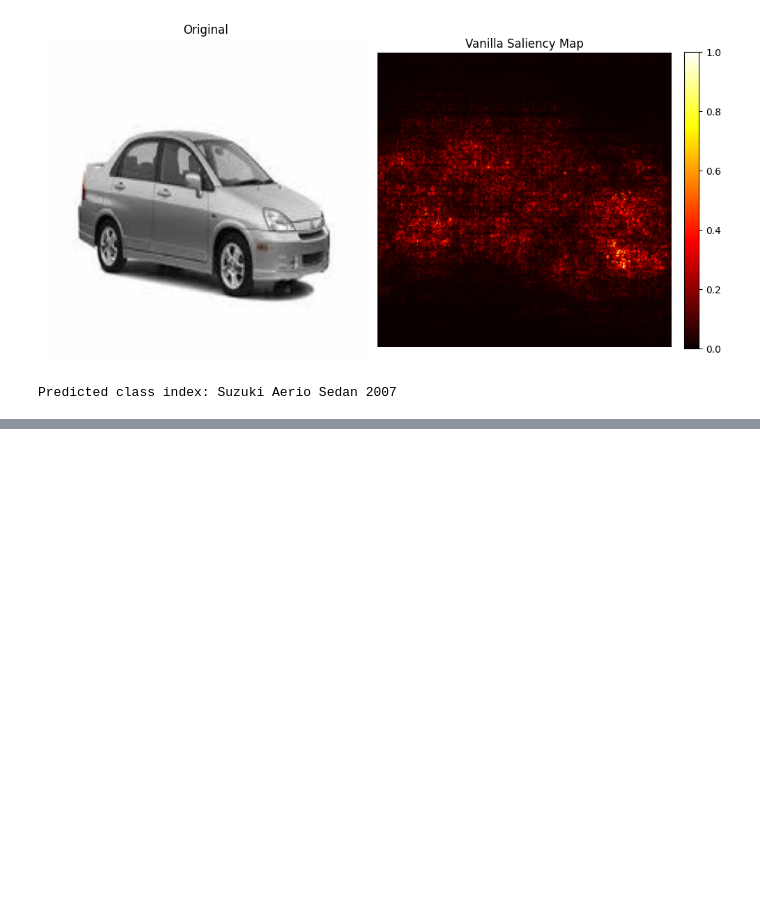
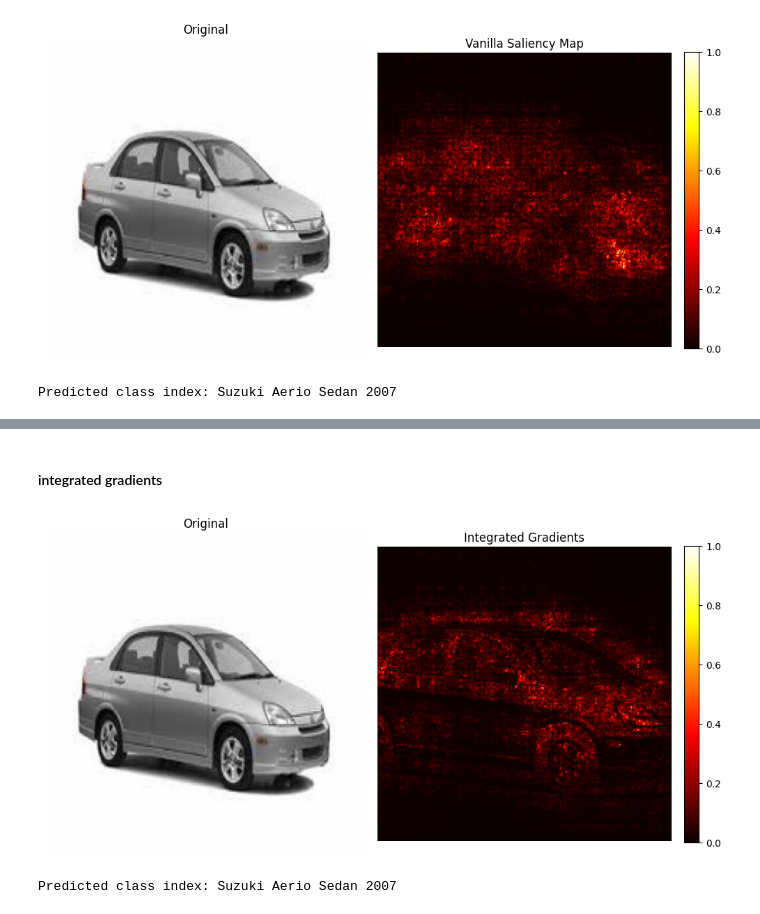
Before and after one commit to nikhilcusc/StanfordCarDataset, a Jupyter notebook: infer.ipynb, the cells around one changed output, grey strips where cells are left out. Cells and saved outputs as stored; diff of their text form; code cells hidden in the pictures; blank space fills up the shorter version.

```diff
--- a/infer.ipynb
+++ b/infer.ipynb
@@ -254,0 +225,9 @@ plot_saliency_overlay(display_img, saliency_map)
+# %% [markdown]
+#### integrated gradients
+# %%
+display_img, saliency_map, predicted_class = compute_integrated_gradients(sample_image_path, model, val_transform, device) # defaults to 50 steps
+plot_saliency(display_img, saliency_map, title="Integrated Gradients")
+print("Predicted class index:", meta_df.iloc[predicted_class_idx]['class_name'])
+# %% [output]
+[figure, added]
+Predicted class index: Suzuki Aerio Sedan 2007
```
Also changed, not shown: parts of 5 cells of this notebook, 4 other files.
